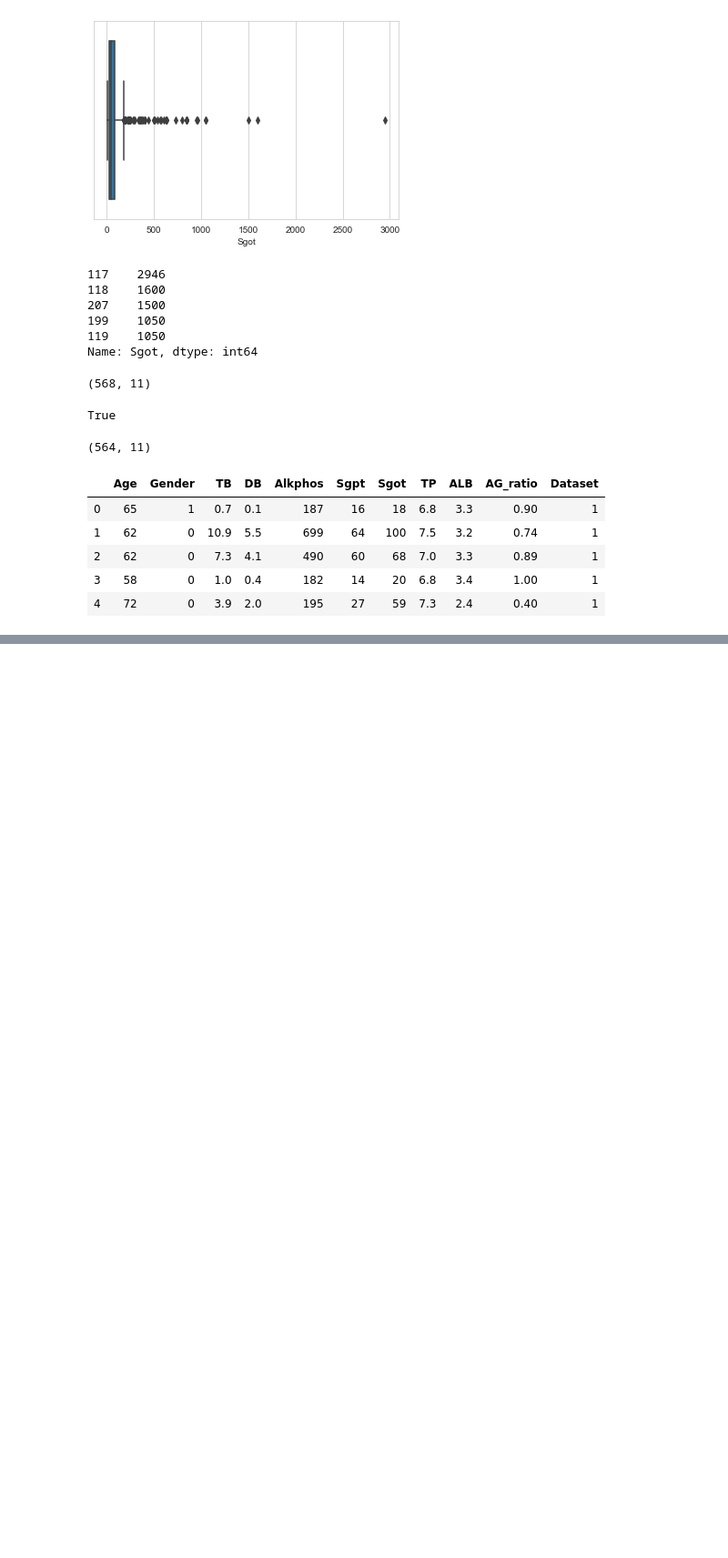
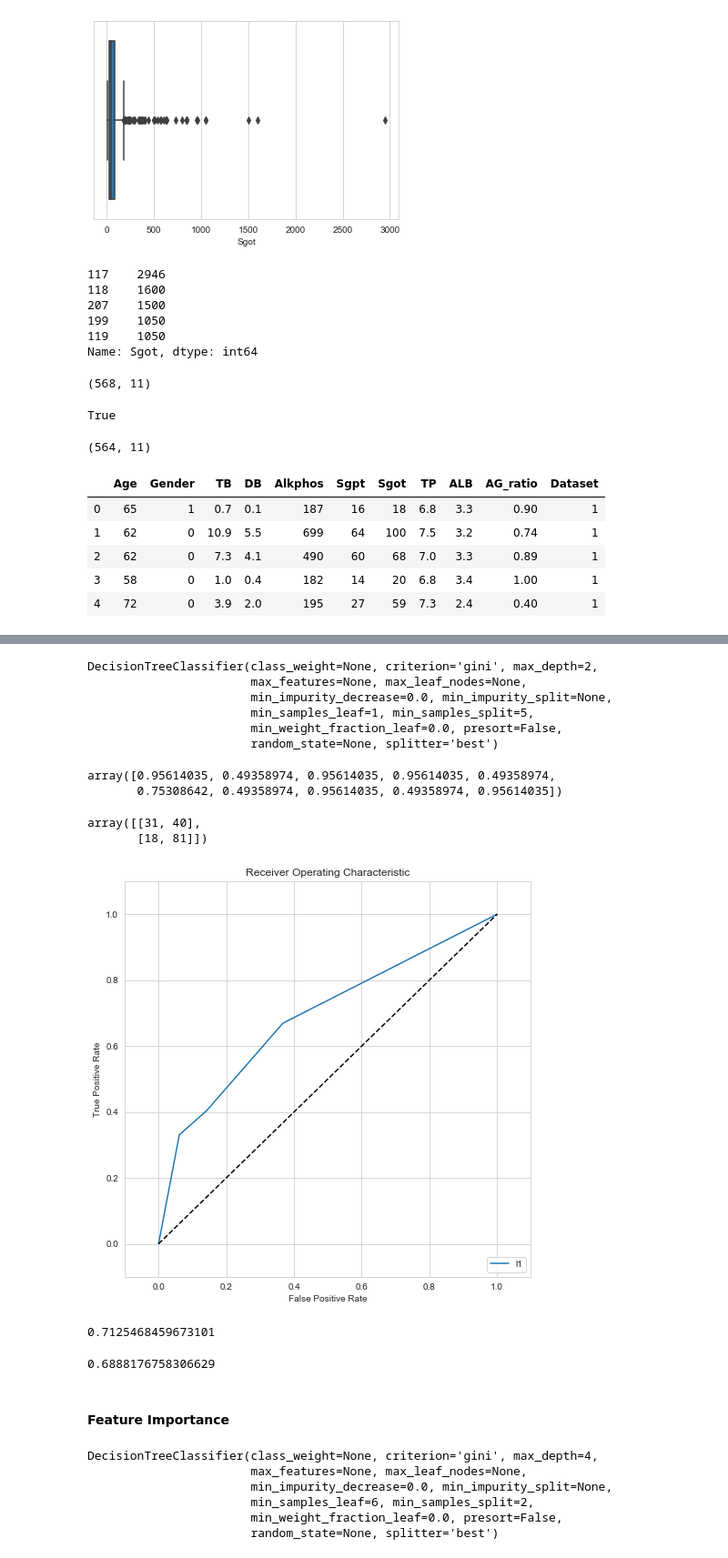
Before and after one commit to bgmallick/LiverDiseasePrediction, a Jupyter notebook: LiverDiseasePrediction.ipynb, the cells around one changed output, grey strips where cells are left out. Shown at 91% size. Drawn from its saved outputs; the diff is of its cells as text; code cells hidden in the pictures; blank space fills up the shorter version.

```diff
--- a/LiverDiseasePrediction.ipynb
+++ b/LiverDiseasePrediction.ipynb
@@ -311,0 +490,4 @@ df.head()
+# %%
+tuned_params = {'min_samples_split': [2, 3, 4, 5, 7], 'min_samples_leaf': [1, 2, 3, 4, 6], 'max_depth': [2, 3, 4, 5, 6, 7]}
+model = RandomizedSearchCV(DecisionTreeClassifier(), tuned_params, n_iter=15, scoring = 'roc_auc', n_jobs=-1)
+model.fit(X_train, y_train)
@@ -311,0 +515,9 @@ df.head()
+# %%
+model.best_estimator_
+# %% [output]
+DecisionTreeClassifier(class_weight=None, criterion='gini', max_depth=2,
+                       max_features=None, max_leaf_nodes=None,
+                       min_impurity_decrease=0.0, min_impurity_split=None,
+                       min_samples_leaf=1, min_samples_split=5,
+                       min_weight_fraction_leaf=0.0, presort=False,
+                       random_state=None, splitter='best')
@@ -311,0 +526,56 @@ df.head()
+# %%
+y_pred = model.predict(X_test)
+y_pred_proba = model.predict_proba(X_test)[:,1]
+y_pred_proba[:10]
+# %% [output]
+array([0.95614035, 0.49358974, 0.95614035, 0.95614035, 0.49358974,
+       0.75308642, 0.49358974, 0.95614035, 0.49358974, 0.95614035])
+# %%
+confusion_matrix(y_test, y_pred).T
+# %% [output]
+array([[31, 40],
+       [18, 81]])
+# %%
+fpr, tpr, thresholds = roc_curve(y_test, y_pred_proba)
+# %%
+# Plot the ROC curve
+fig = plt.figure(figsize=(8,8))
+plt.title('Receiver Operating Characteristic')
+
+# Plot ROC curve
+plt.plot(fpr, tpr, label='l1')
+plt.legend(loc='lower right')
+
+# Diagonal 45 degree line
+plt.plot([0,1],[0,1],'k--')
+
+# Axes limits and labels
+plt.xlim([-0.1,1.1])
+plt.ylim([-0.1,1.1])
+plt.ylabel('True Positive Rate')
+plt.xlabel('False Positive Rate')
+plt.show()
+# %% [output]
+[figure, added]
+# %%
+# Calculate AUC for Train
+roc_auc_score(y_train, y_train_pred)
+# %% [output]
+0.7125468459673101
+# %%
+print(auc(fpr, tpr))
+# %% [output]
+0.6888176758306629
+# %% [markdown]
+#### Feature Importance
+# %%
+## Building the model again with the best hyperparameters
+model = DecisionTreeClassifier(min_samples_split=2, min_samples_leaf=6, max_depth=4)
+model.fit(X_train, y_train)
+# %% [output]
+DecisionTreeClassifier(class_weight=None, criterion='gini', max_depth=4,
+                       max_features=None, max_leaf_nodes=None,
+                       min_impurity_decrease=0.0, min_impurity_split=None,
+                       min_samples_leaf=6, min_samples_split=2,
+                       min_weight_fraction_leaf=0.0, presort=False,
+                       random_state=None, splitter='best')
```
Also changed, not shown: parts of 29 cells of this notebook.
